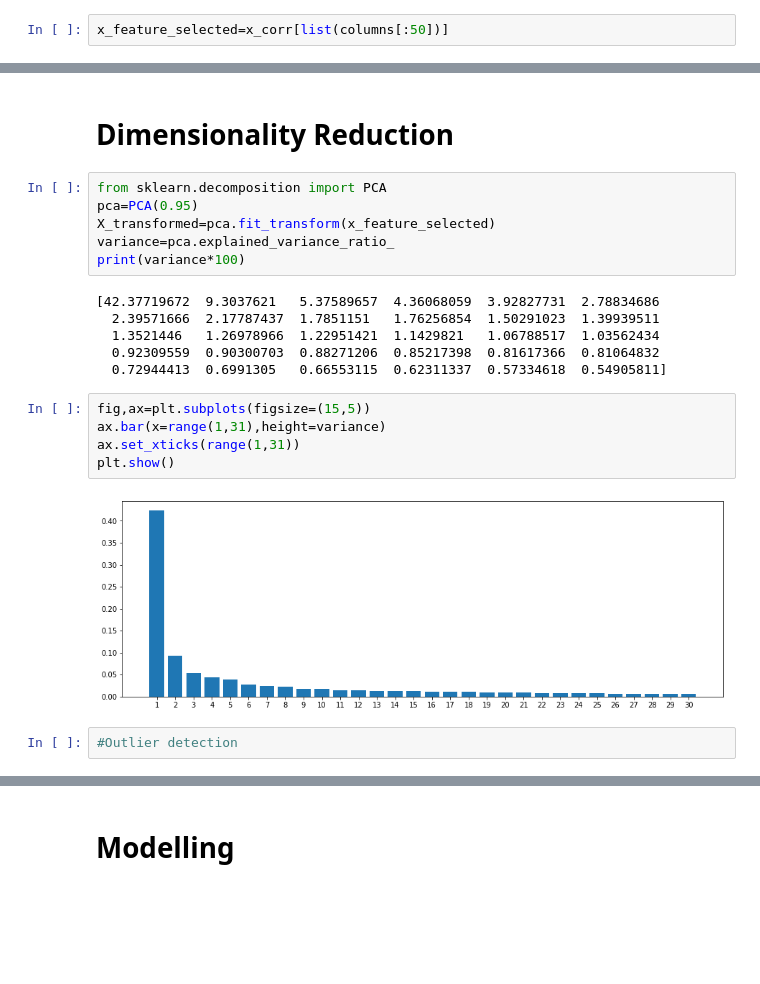
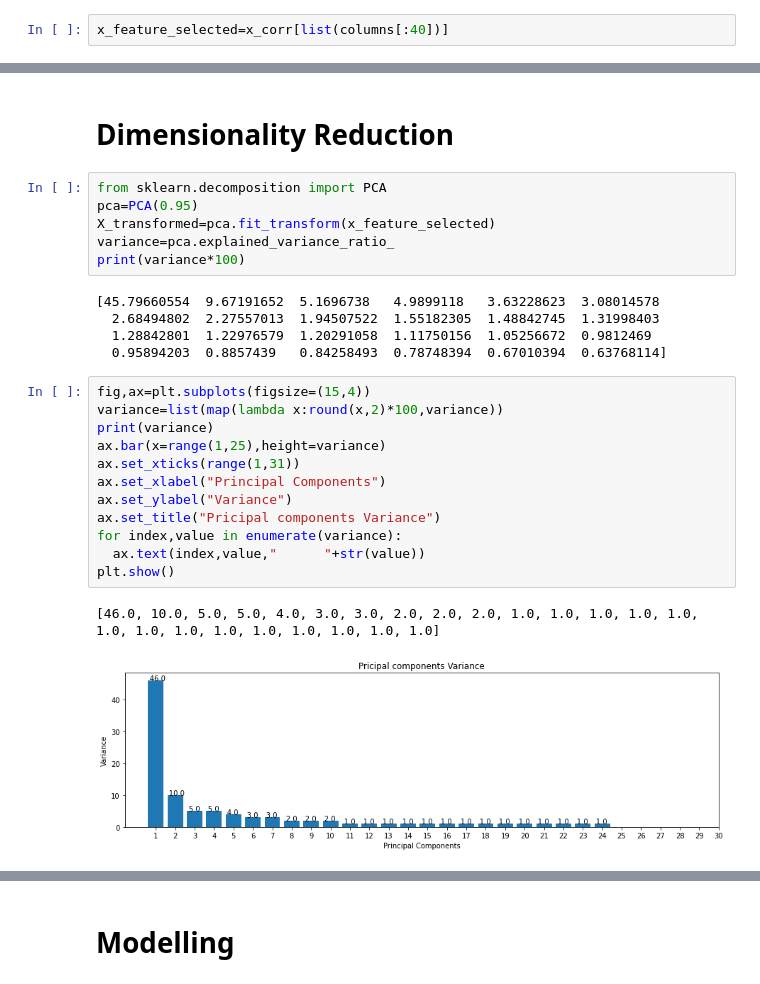
Before and after one commit to ajithpious/Colab-Notebooks, a Jupyter notebook: AI_final.ipynb, the cells around one changed output, grey strips where cells are left out. Cells and saved outputs as stored; diff of their text form; blank space fills up the shorter version.

```diff
--- a/AI_final.ipynb
+++ b/AI_final.ipynb
@@ -188,5 +188,5 @@ columns[:20]
 # %% [output]
 (4, 3, 5, 2, 0, 10, 13, 11, 32, 18, 31, 19, 43, 7, 42, 17, 12, 44, 30, 29)
 # %%
-x_feature_selected=x_corr[list(columns[:50])]
+x_feature_selected=x_corr[list(columns[:40])]
 # %%
@@ -207,17 +210,22 @@ X_transformed=pca.fit_transform(x_feature_selected)
 variance=pca.explained_variance_ratio_
 print(variance*100)
 # %% [output]
-[42.37719672  9.3037621   5.37589657  4.36068059  3.92827731  2.78834686
-  2.39571666  2.17787437  1.7851151   1.76256854  1.50291023  1.39939511
-  1.3521446   1.26978966  1.22951421  1.1429821   1.06788517  1.03562434
-  0.92309559  0.90300703  0.88271206  0.85217398  0.81617366  0.81064832
-  0.72944413  0.6991305   0.66553115  0.62311337  0.57334618  0.54905811]
+[45.79660554  9.67191652  5.1696738   4.9899118   3.63228623  3.08014578
+  2.68494802  2.27557013  1.94507522  1.55182305  1.48842745  1.31998403
+  1.28842801  1.22976579  1.20291058  1.11750156  1.05256672  0.9812469
+  0.95894203  0.8857439   0.84258493  0.78748394  0.67010394  0.63768114]
 # %%
-fig,ax=plt.subplots(figsize=(15,5))
-ax.bar(x=range(1,31),height=variance)
+fig,ax=plt.subplots(figsize=(15,4))
+variance=list(map(lambda x:round(x,2)*100,variance))
+print(variance)
+ax.bar(x=range(1,25),height=variance)
 ax.set_xticks(range(1,31))
+ax.set_xlabel("Principal Components")
+ax.set_ylabel("Variance")
+ax.set_title("Pricipal components Variance")
+for index,value in enumerate(variance):
+  ax.text(index,value,"      "+str(value))
 plt.show()
 # %% [output]
+[46.0, 10.0, 5.0, 5.0, 4.0, 3.0, 3.0, 2.0, 2.0, 2.0, 1.0, 1.0, 1.0, 1.0, 1.0, 1.0, 1.0, 1.0, 1.0, 1.0, 1.0, 1.0, 1.0, 1.0]
-[figure, old version]
+[figure, new version]
-# %%
-#Outlier detection
```
Also changed, not shown: parts of 59 cells of this notebook.
